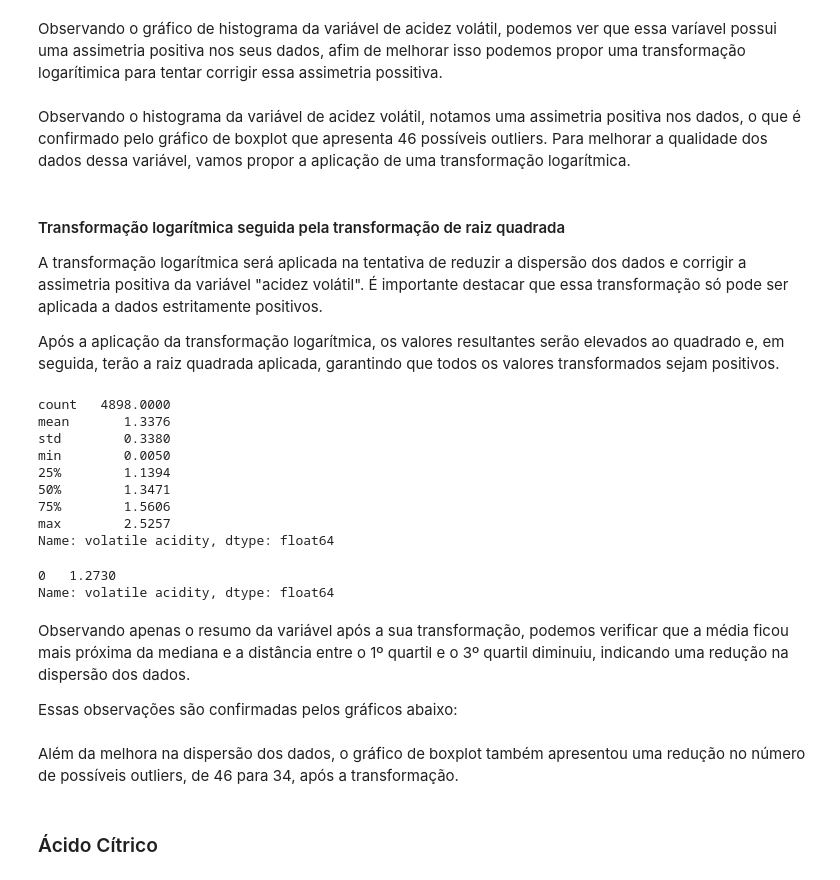
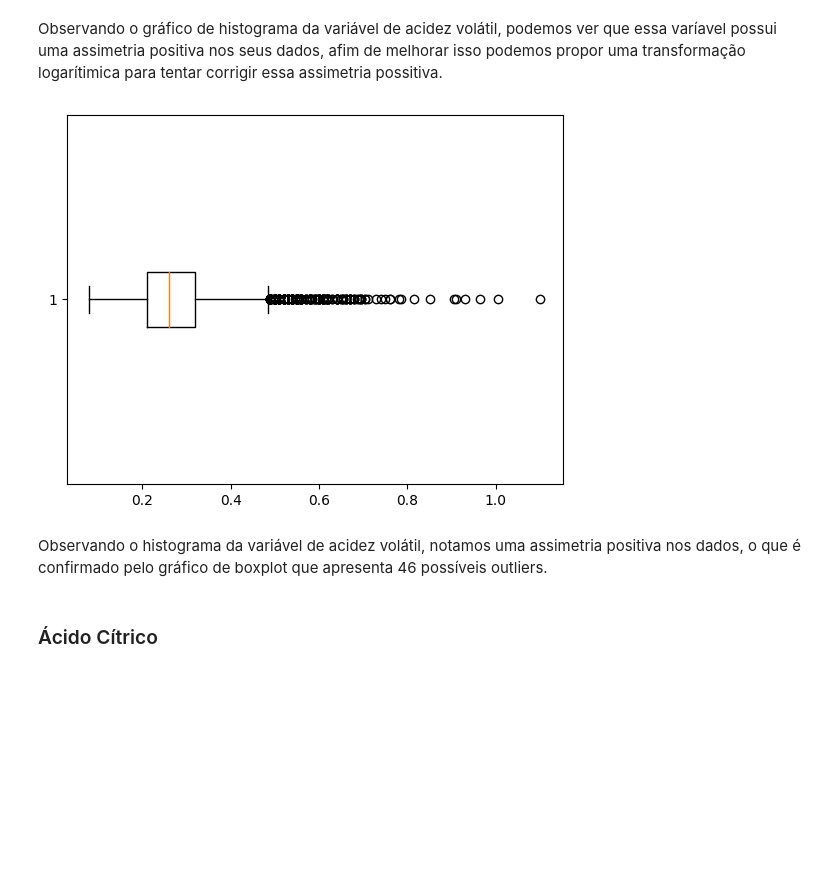
Before and after one commit to gabrieldadcarvalho/machine_learning, a Jupyter notebook: wine_quality/analitic_wine.ipynb, the cells around one changed output. Drawn from its saved outputs; the diff is of its cells as text; code cells hidden in the pictures; blank space fills up the shorter version.

```diff
--- a/wine_quality/analitic_wine.ipynb
+++ b/wine_quality/analitic_wine.ipynb
@@ -185,35 +191,9 @@ px.histogram(x["volatile acidity"], nbins=55).show()
 Observando o gráfico de histograma da variável de acidez volátil, podemos ver que essa varíavel possui uma assimetria positiva nos seus dados, afim de melhorar isso podemos propor uma transformação logarítimica para tentar corrigir essa assimetria possitiva.
 # %%
 # Criação do grafico box-plot para a variável 'fixed acidity'
-px.box(x, "volatile acidity").show()
+plt.boxplot(x["volatile acidity"], vert=False)
+plt.show()
+# %% [output]
+[figure, added]
 # %% [markdown]
-Observando o histograma da variável de acidez volátil, notamos uma assimetria positiva nos dados, o que é confirmado pelo gráfico de boxplot que apresenta 46 possíveis outliers. Para melhorar a qualidade dos dados dessa variável, vamos propor a aplicação de uma transformação logarítmica.
+Observando o histograma da variável de acidez volátil, notamos uma assimetria positiva nos dados, o que é confirmado pelo gráfico de boxplot que apresenta 46 possíveis outliers.
-# %% [markdown]
-#### Transformação logarítmica seguida pela transformação de raiz quadrada
-
-A transformação logarítmica será aplicada na tentativa de reduzir a dispersão dos dados e corrigir a assimetria positiva da variável "acidez volátil". É importante destacar que essa transformação só pode ser aplicada a dados estritamente positivos.
-
-Após a aplicação da transformação logarítmica, os valores resultantes serão elevados ao quadrado e, em seguida, terão a raiz quadrada aplicada, garantindo que todos os valores transformados sejam positivos.
-# %%
-# volatile_acidity_log = np.log(x['volatile acidity'])
-vola_acidity_t = np.sqrt((np.log(x["volatile acidity"])) ** 2)
-vola_acidity_t.describe()
-# %% [output]
-count   4898.0000
-mean       1.3376
-std        0.3380
-min        0.0050
-25%        1.1394
-50%        1.3471
-75%        1.5606
-max        2.5257
-Name: volatile acidity, dtype: float64
-# %%
-vola_acidity_t.mode()
-# %% [output]
-0   1.2730
-Name: volatile acidity, dtype: float64
-# %% [markdown]
-Observando apenas o resumo da variável após a sua transformação, podemos verificar que a média ficou mais próxima da mediana e a distância entre o 1º quartil e o 3º quartil diminuiu, indicando uma redução na dispersão dos dados.
-
-Essas observações são confirmadas pelos gráficos abaixo:
@@ -226,5 +200,3 @@ px.box(x=vola_acidity_t).show()
-# %% [markdown]
-Além da melhora na dispersão dos dados, o gráfico de boxplot também apresentou uma redução no número de possíveis outliers, de 46 para 34, após a transformação.
 # %% [markdown]
 ### Ácido Cítrico
 # %%
```
Also changed, not shown: parts of 25 cells of this notebook.
